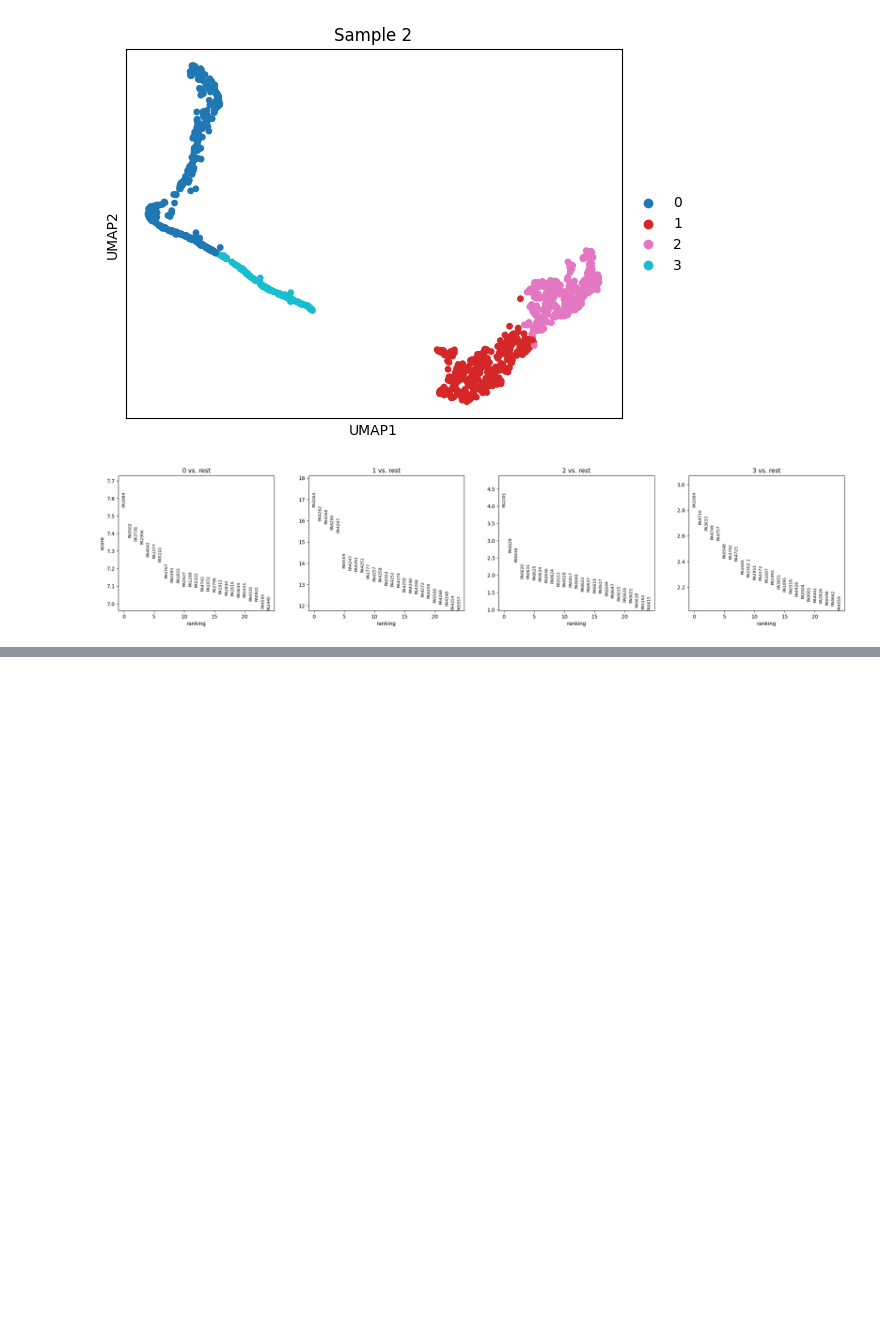
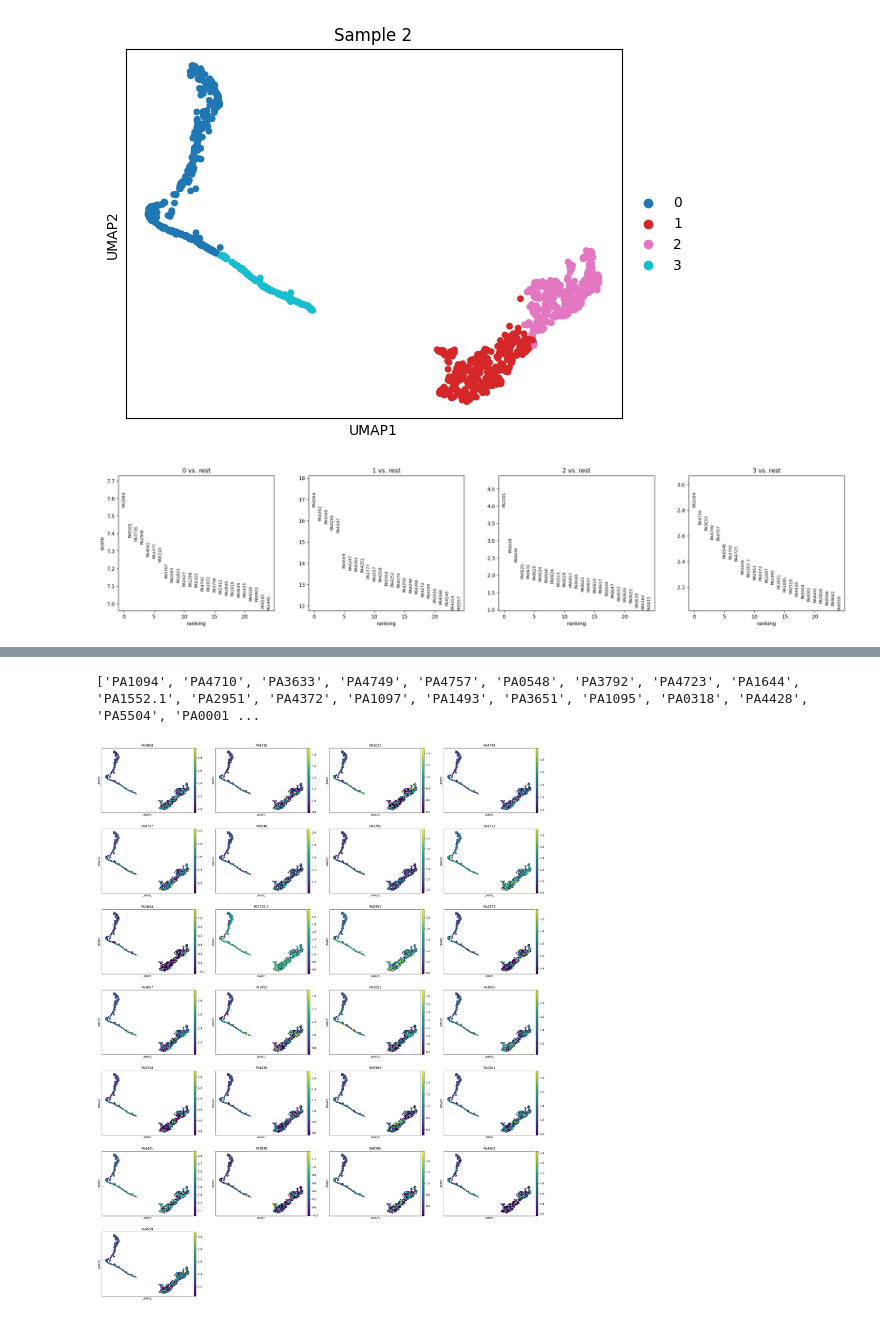
Before and after one commit to bio-datascience/BacSC, a Jupyter notebook: analysis/P_aero_S2S3/first_look_S2_filtered_NMD.ipynb, the cells around one changed output, grey strips where cells are left out. Drawn from its saved outputs; the diff is of its cells as text; code cells hidden in the pictures; blank space fills up the shorter version.

```diff
--- a/analysis/P_aero_S2S3/first_look_S2_filtered_NMD.ipynb
+++ b/analysis/P_aero_S2S3/first_look_S2_filtered_NMD.ipynb
@@ -697,0 +724,9 @@ sc.pl.rank_genes_groups(data_gene, n_genes=25, sharey=False)
+# %%
+top_genes_3 = [x[3] for x in data_gene.uns["rank_genes_groups"]["names"]]
+print(top_genes_3[:25])
+# %% [output]
+['PA1094', 'PA4710', 'PA3633', 'PA4749', 'PA4757', 'PA0548', 'PA3792', 'PA4723', 'PA1644', 'PA1552.1', 'PA2951', 'PA4372', 'PA1097', 'PA1493', 'PA3651', 'PA1095', 'PA0318', 'PA4428', 'PA5504', 'PA0001 ...
+# %%
+sc.pl.umap(data_gene, color=top_genes_3[:25], palette="tab20", cmap="viridis")
+# %% [output]
+[figure, added]
```
Also changed, not shown: parts of 6 cells of this notebook, 7 other files.
